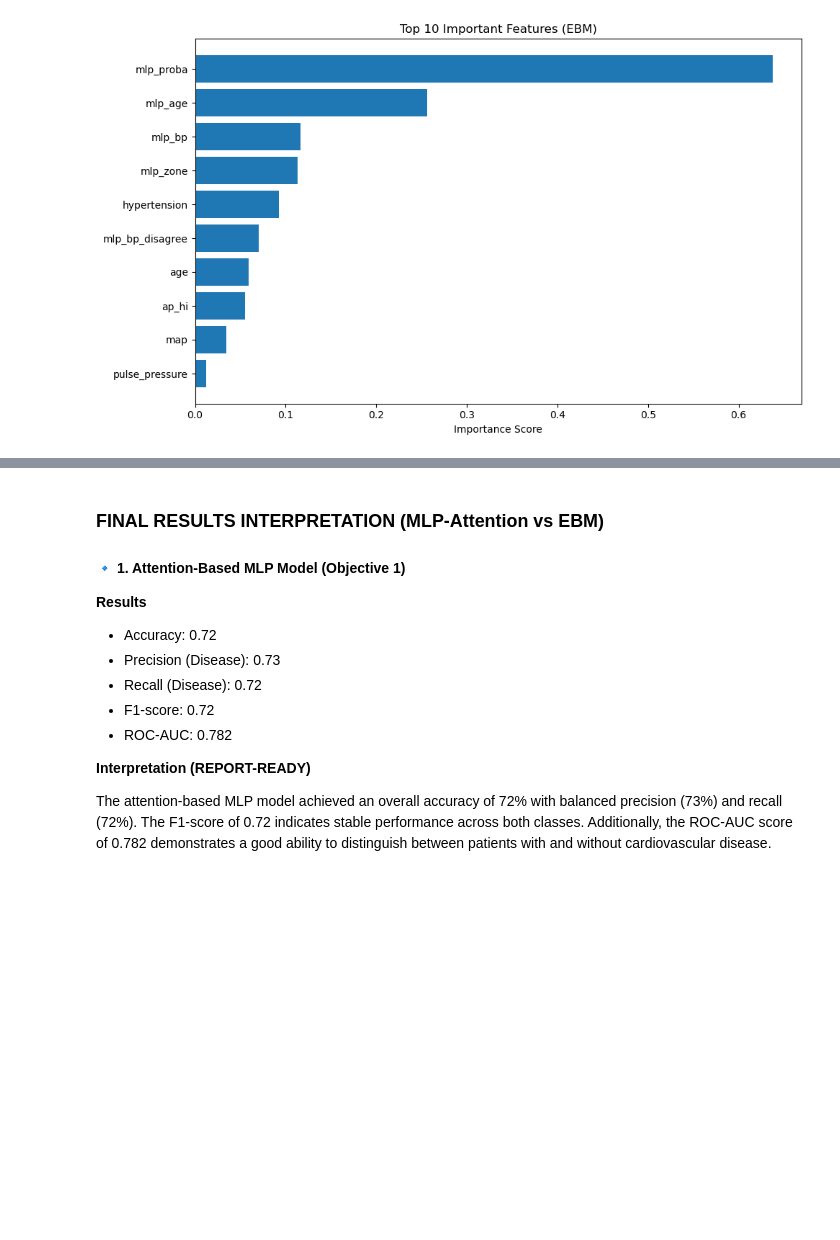
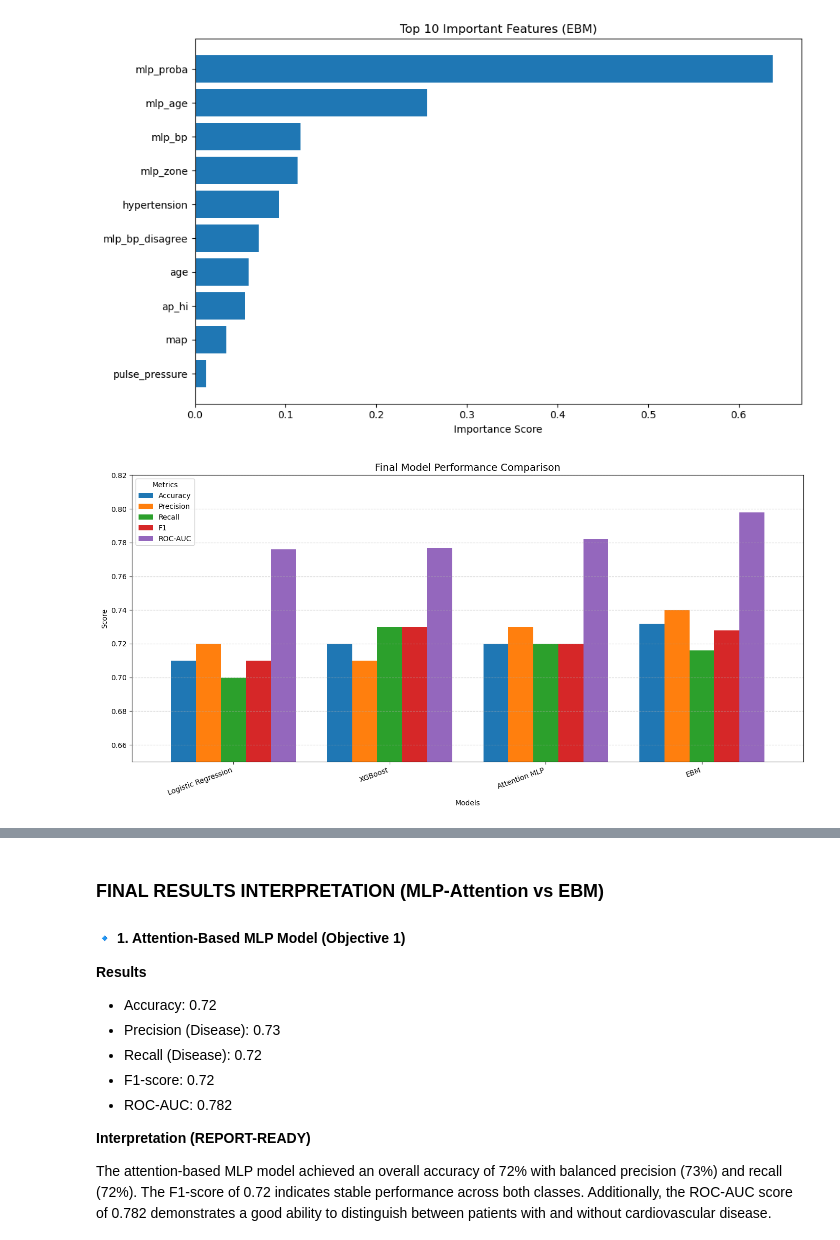
Before and after one commit to cire-25/cardio_risk, a Jupyter notebook: mlp-with_initial_data.ipynb, the cells around one changed output, grey strips where cells are left out. Saved outputs shown, nothing was run; the diff lists cells and outputs as text; code cells hidden in the pictures; blank space fills up the shorter version.

Commit message:
Update the mlp-with_initial_data file

```diff
--- a/mlp-with_initial_data.ipynb
+++ b/mlp-with_initial_data.ipynb
@@ -636,3 +636,44 @@ plt.tight_layout()
 plt.show()
 # %% [output]
 [figure]
+# %%
+import pandas as pd
+import matplotlib.pyplot as plt
+import numpy as np
+
+# Create dataframe
+results_df = pd.DataFrame({
+    "Model": [
+        "Logistic Regression",
+        "XGBoost",
+        "Attention MLP",
+        "EBM"
+    ],
+    "Accuracy": [0.71, 0.72, 0.72, 0.732],
+    "Precision": [0.72, 0.71, 0.73, 0.740],
+    "Recall": [0.70, 0.73, 0.72, 0.716],
+    "F1": [0.71, 0.73, 0.72, 0.728],
+    "ROC-AUC": [0.776, 0.777, 0.782, 0.798]
+})
+
+# Set model names as index
+results_df.set_index("Model", inplace=True)
+
+# Plot
+ax = results_df.plot(
+    kind="bar",
+    figsize=(14, 7),
+    width=0.8
+)
+
+plt.title("Final Model Performance Comparison", fontsize=14)
+plt.ylabel("Score")
+plt.xlabel("Models")
+plt.ylim(0.65, 0.82)
+plt.xticks(rotation=20, ha='right')
+plt.grid(axis='y', linestyle='--', alpha=0.7)
+plt.legend(title="Metrics")
+plt.tight_layout()
+plt.show()
+# %% [output]
+[figure, added]
```
Also changed, not shown: parts of 2 cells of this notebook.
